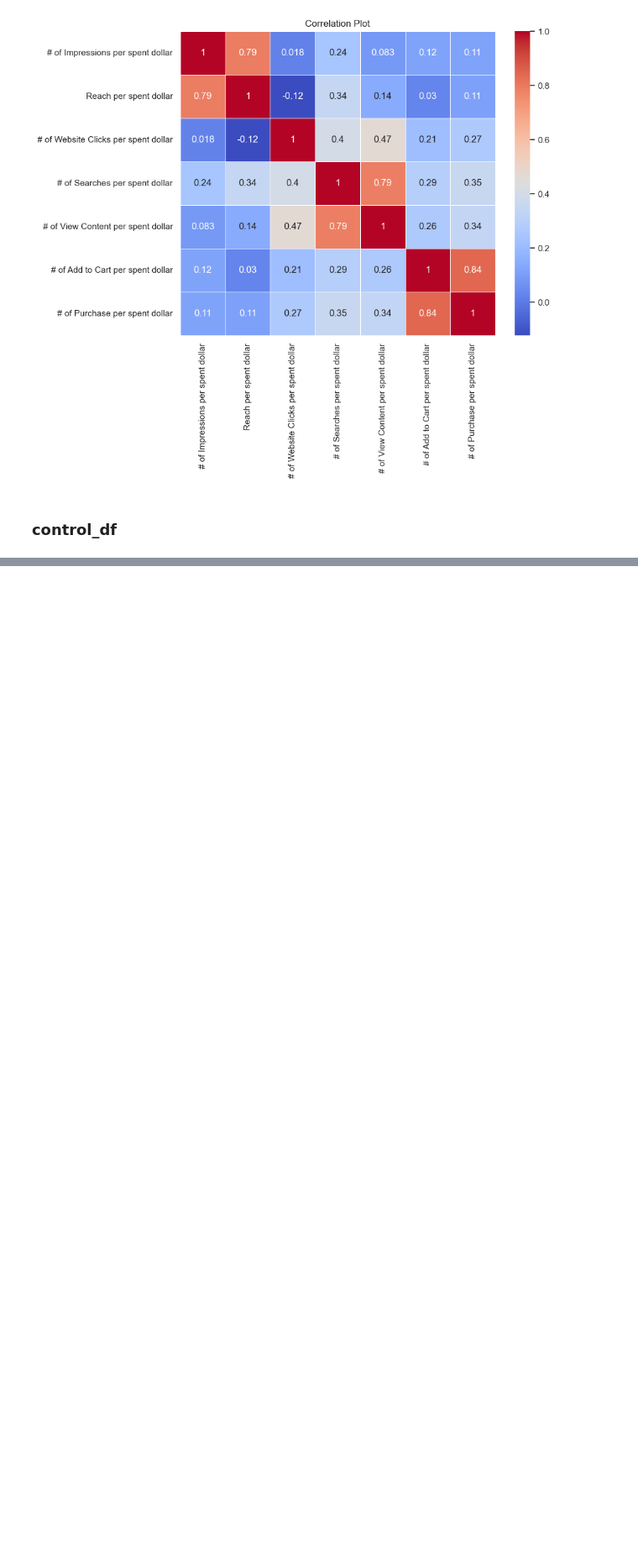
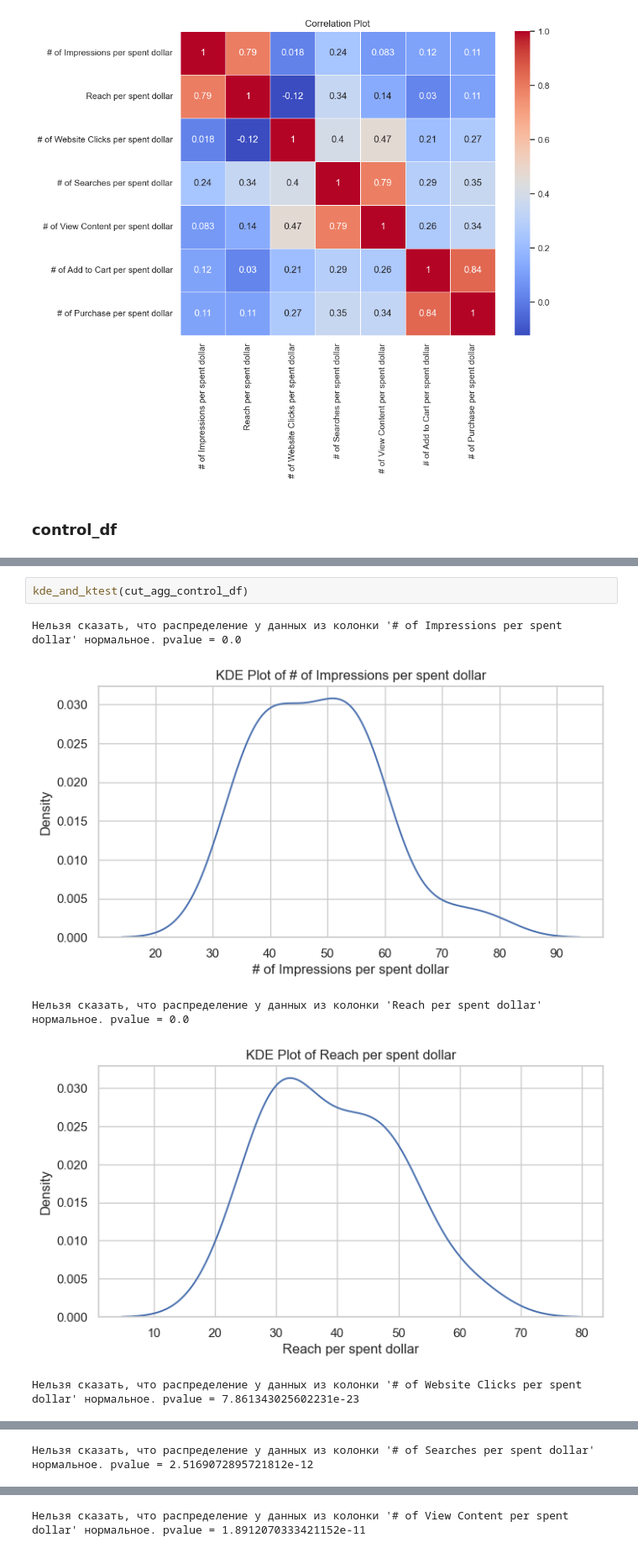
Before and after one commit to maxlyara1/ab-test-hackathon, a Jupyter notebook: ab.ipynb, the cells around one changed output, grey strips where cells are left out. Shown at 84% size. Cells and saved outputs as stored; diff of their text form; blank space fills up the shorter version.

```diff
--- a/ab.ipynb
+++ b/ab.ipynb
@@ -353,0 +365,8 @@ cut_agg_control_df
+# %%
+kde_and_ktest(cut_agg_control_df)
+# %% [output]
+Нельзя сказать, что распределение у данных из колонки '# of Impressions per spent dollar' нормальное. pvalue = 0.0
+[figure, added]
+Нельзя сказать, что распределение у данных из колонки 'Reach per spent dollar' нормальное. pvalue = 0.0
+[figure, added]
+Нельзя сказать, что распределение у данных из колонки '# of Website Clicks per spent dollar' нормальное. pvalue = 7.861343025602231e-23
@@ -353,0 +374 @@ cut_agg_control_df
+Нельзя сказать, что распределение у данных из колонки '# of Searches per spent dollar' нормальное. pvalue = 2.5169072895721812e-12
@@ -353,0 +376 @@ cut_agg_control_df
+Нельзя сказать, что распределение у данных из колонки '# of View Content per spent dollar' нормальное. pvalue = 1.8912070333421152e-11
```
Also changed, not shown: parts of 7 cells of this notebook.
